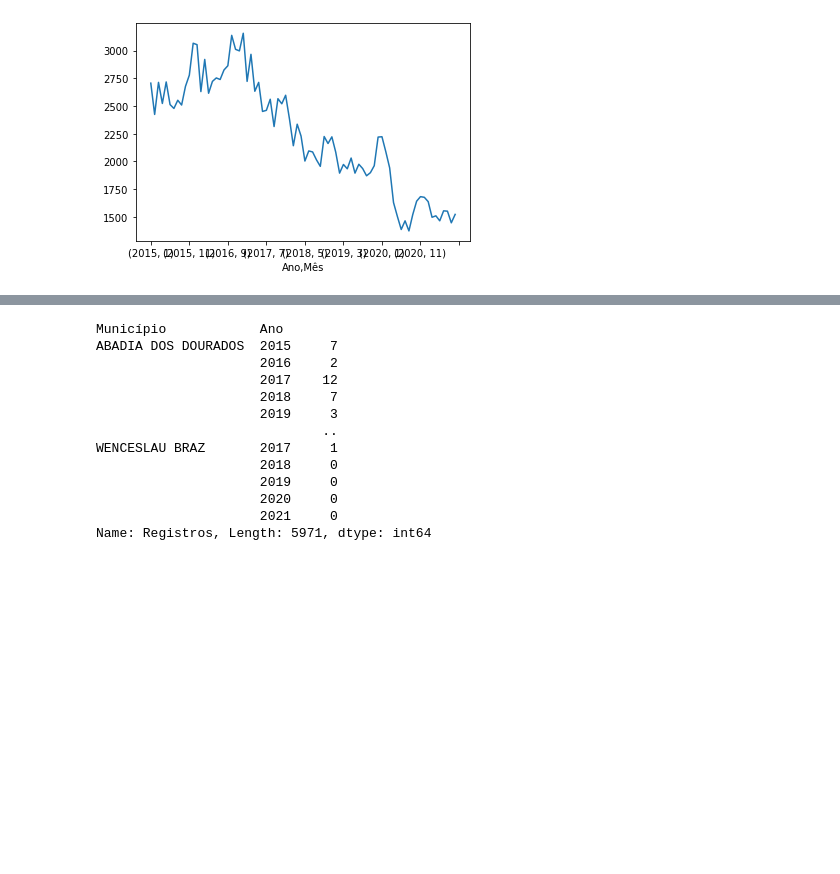
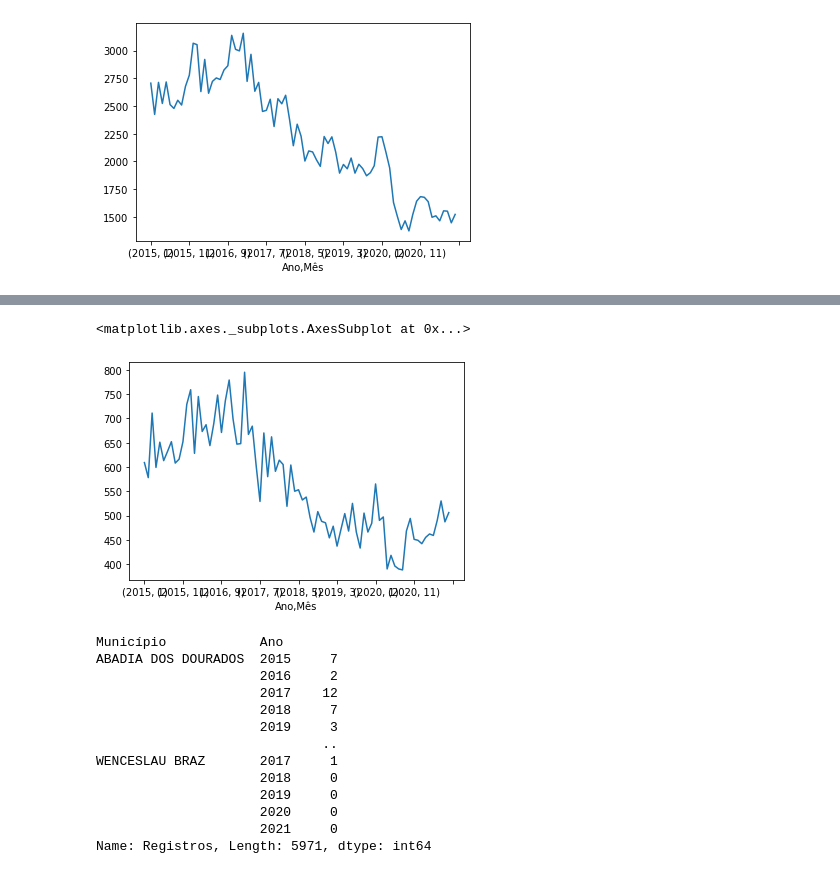
Before and after one commit to wesleyvsw/EDA, a Jupyter notebook: EDA_Segurança_Minas_Gerais.ipynb, the cells around one changed output, grey strips where cells are left out. Drawn from its saved outputs; the diff is of its cells as text; code cells hidden in the pictures; blank space fills up the shorter version.

```diff
--- a/EDA_Segurança_Minas_Gerais.ipynb
+++ b/EDA_Segurança_Minas_Gerais.ipynb
@@ -152,3 +149,9 @@ furto_carro.groupby(['Município']).get_group('ABADIA DOS DOURADOS')
+# %%
+furto_BH = furto_BH.rename(columns={furto_BH.columns[5]: 'Mês'})
+furto_BH.groupby(['Ano','Mês'])['Registros'].sum().plot()
+# %% [output]
+<matplotlib.axes._subplots.AxesSubplot at 0x...>
+[figure, added]
 # %%
 furto_carro.groupby(['Município','Ano'])['Registros'].sum()
 # %% [output]
```
Also changed, not shown: parts of 7 cells of this notebook.
